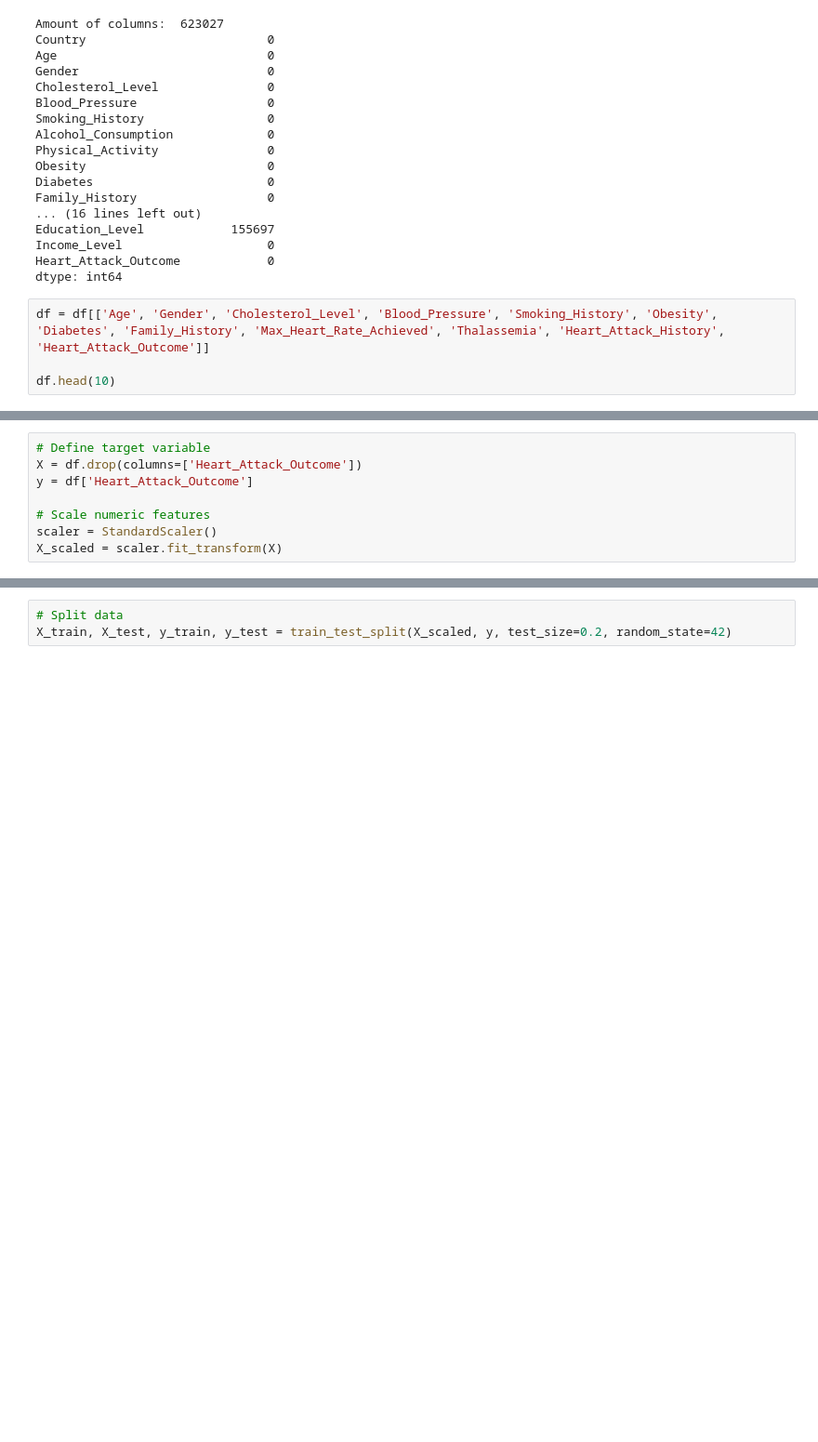
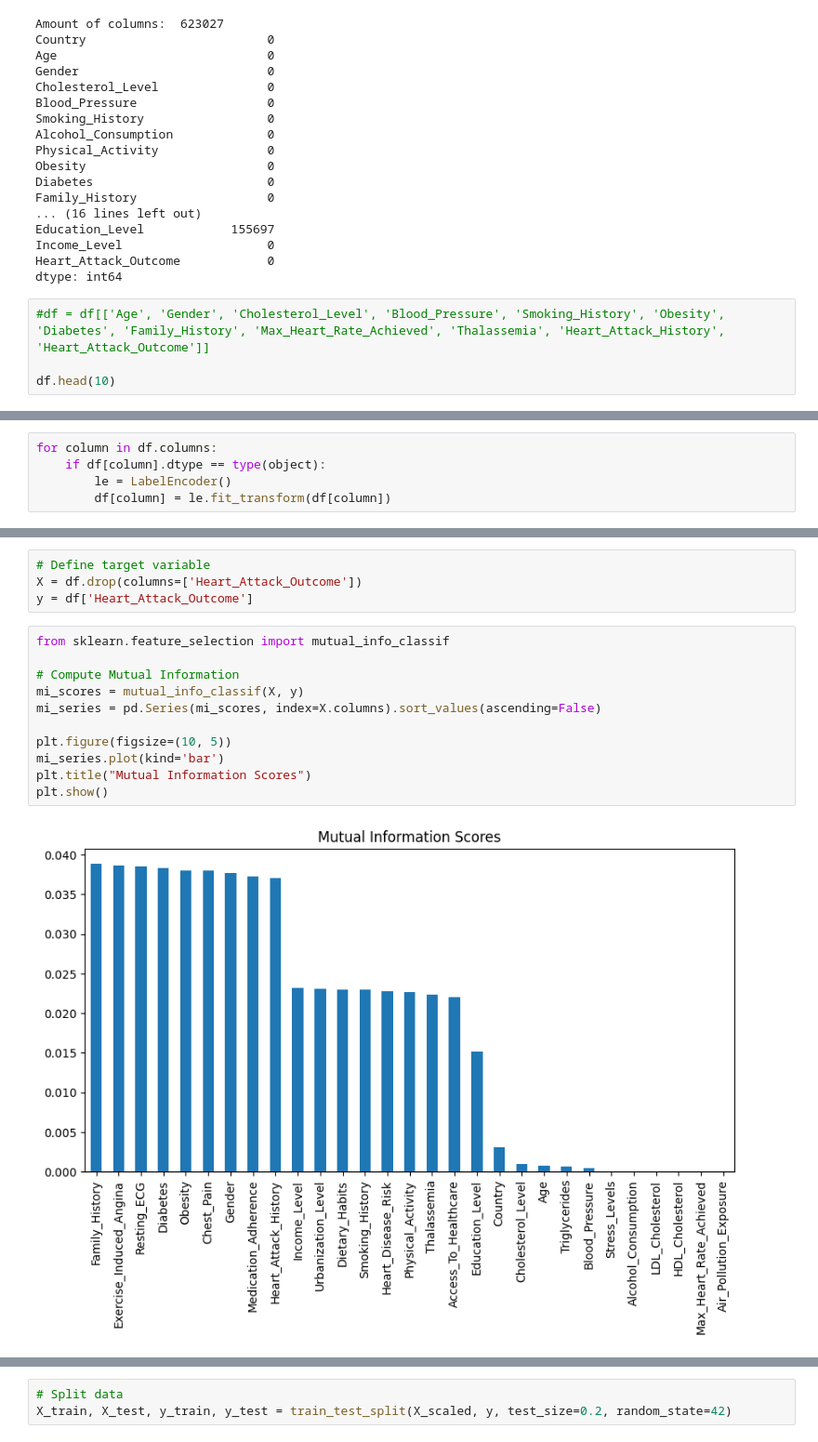
Before and after one commit to mjc136/DataScience, a Jupyter notebook: MNIST/HeartAttack.ipynb, the cells around one changed output, grey strips where cells are left out. Shown at 93% size. Saved outputs shown, nothing was run; the diff lists cells and outputs as text; blank space fills up the shorter version.

```diff
--- a/MNIST/HeartAttack.ipynb
+++ b/MNIST/HeartAttack.ipynb
@@ -47,7 +47,7 @@ Income_Level                    0
 Heart_Attack_Outcome            0
 dtype: int64
 # %%
-df = df[['Age', 'Gender', 'Cholesterol_Level', 'Blood_Pressure', 'Smoking_History', 'Obesity', 'Diabetes', 'Family_History', 'Max_Heart_Rate_Achieved', 'Thalassemia', 'Heart_Attack_History', 'Heart_Attack_Outcome']]
+#df = df[['Age', 'Gender', 'Cholesterol_Level', 'Blood_Pressure', 'Smoking_History', 'Obesity', 'Diabetes', 'Family_History', 'Max_Heart_Rate_Achieved', 'Thalassemia', 'Heart_Attack_History', 'Heart_Attack_Outcome']]
 
 df.head(10)
 # %% [output]
@@ -64,0 +66,5 @@ df.head(10)
+# %%
+for column in df.columns:
+    if df[column].dtype == type(object):
+        le = LabelEncoder()
+        df[column] = le.fit_transform(df[column])
@@ -87,7 +95,16 @@ df.head(10)
 # Define target variable
 X = df.drop(columns=['Heart_Attack_Outcome'])
 y = df['Heart_Attack_Outcome']
-
-# Scale numeric features
-scaler = StandardScaler()
-X_scaled = scaler.fit_transform(X)
+# %%
+from sklearn.feature_selection import mutual_info_classif
+
+# Compute Mutual Information
+mi_scores = mutual_info_classif(X, y)
+mi_series = pd.Series(mi_scores, index=X.columns).sort_values(ascending=False)
+
+plt.figure(figsize=(10, 5))
+mi_series.plot(kind='bar')
+plt.title("Mutual Information Scores")
+plt.show()
+# %% [output]
+[figure, added]
```
Also changed, not shown: parts of 9 cells of this notebook, 1 other file.
